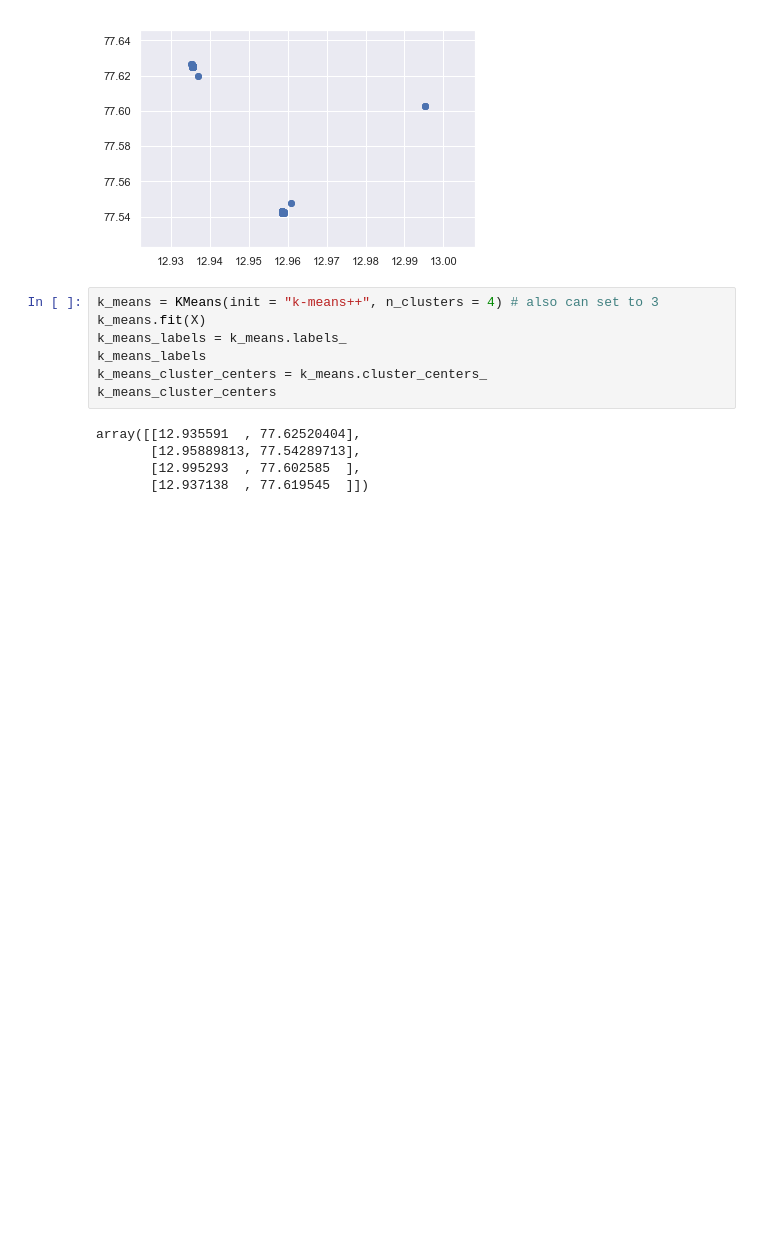
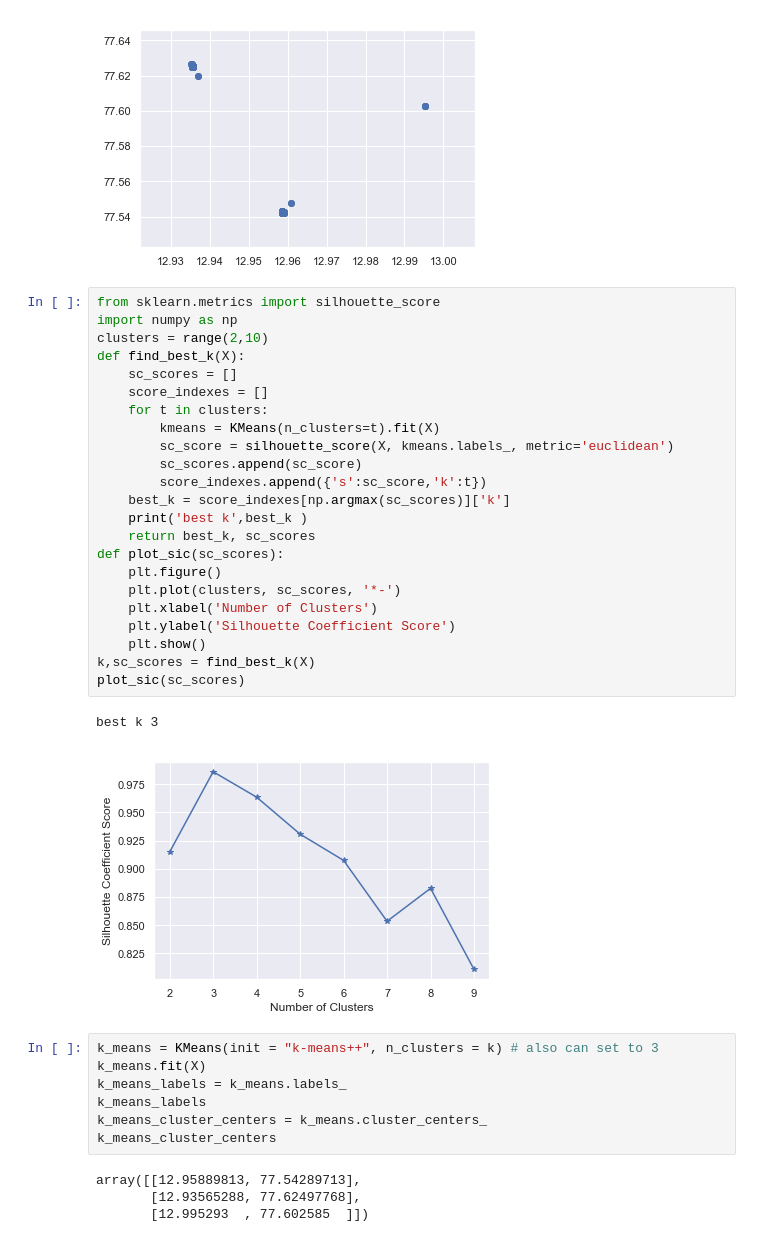
Before and after one commit to no7dw/MachineLearningTutorial, a Jupyter notebook: KMEANS/Clus-K-Means-images.ipynb, the cells around one changed output. Cells and saved outputs as stored; diff of their text form; blank space fills up the shorter version.

```diff
--- a/KMEANS/Clus-K-Means-images.ipynb
+++ b/KMEANS/Clus-K-Means-images.ipynb
@@ -25,18 +25,43 @@ plt.scatter(X[:,0], X[:,1]);
 plt.show()
 # %% [output]
 [figure]
+# %%
+from sklearn.metrics import silhouette_score
+import numpy as np
+clusters = range(2,10)
+def find_best_k(X):
+    sc_scores = []
+    score_indexes = []
+    for t in clusters:
+        kmeans = KMeans(n_clusters=t).fit(X)
+        sc_score = silhouette_score(X, kmeans.labels_, metric='euclidean')
+        sc_scores.append(sc_score)
+        score_indexes.append({'s':sc_score,'k':t})
+    best_k = score_indexes[np.argmax(sc_scores)]['k']
+    print('best k',best_k )
+    return best_k, sc_scores
+def plot_sic(sc_scores):
+    plt.figure()
+    plt.plot(clusters, sc_scores, '*-')
+    plt.xlabel('Number of Clusters')
+    plt.ylabel('Silhouette Coefficient Score')
+    plt.show()
+k,sc_scores = find_best_k(X)
+plot_sic(sc_scores)
+# %% [output]
+best k 3
+[figure, added]
 # %%
-k_means = KMeans(init = "k-means++", n_clusters = 4) # also can set to 3
+k_means = KMeans(init = "k-means++", n_clusters = k) # also can set to 3
 k_means.fit(X)
 k_means_labels = k_means.labels_
 k_means_labels
 k_means_cluster_centers = k_means.cluster_centers_
 k_means_cluster_centers
 # %% [output]
-array([[12.935591  , 77.62520404],
-       [12.95889813, 77.54289713],
-       [12.995293  , 77.602585  ],
-       [12.937138  , 77.619545  ]])
+array([[12.95889813, 77.54289713],
+       [12.93565288, 77.62497768],
+       [12.995293  , 77.602585  ]])
 # %%
 # Initialize the plot with the specified dimensions.
 fig = plt.figure(figsize=(6, 4))
```
Also changed, not shown: parts of 1 cell of this notebook.
